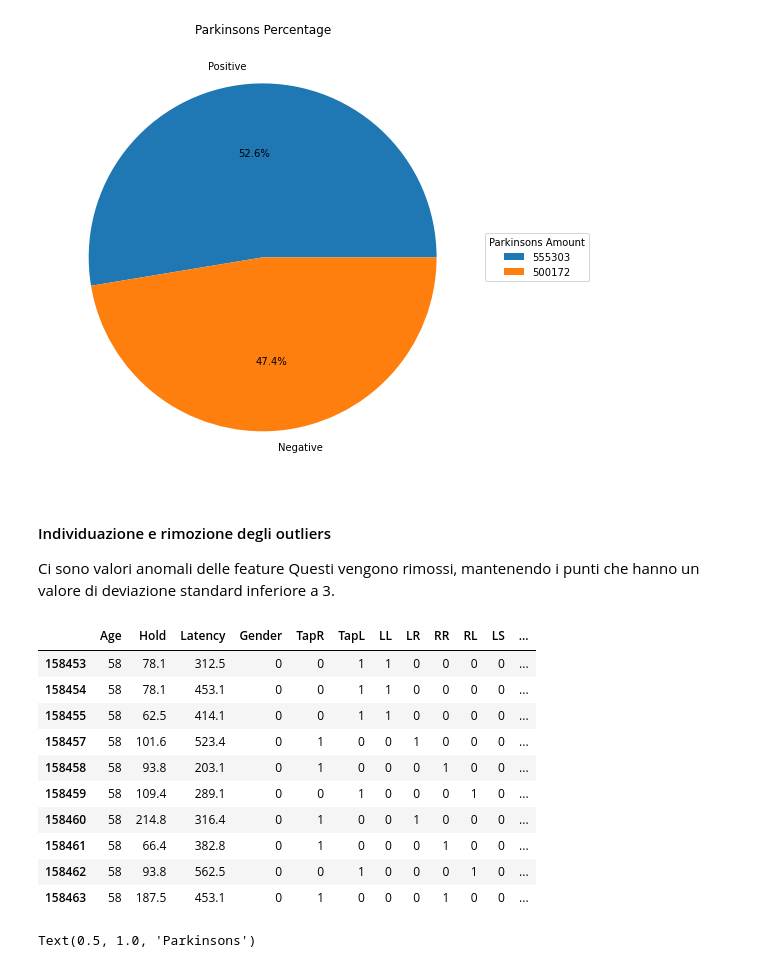
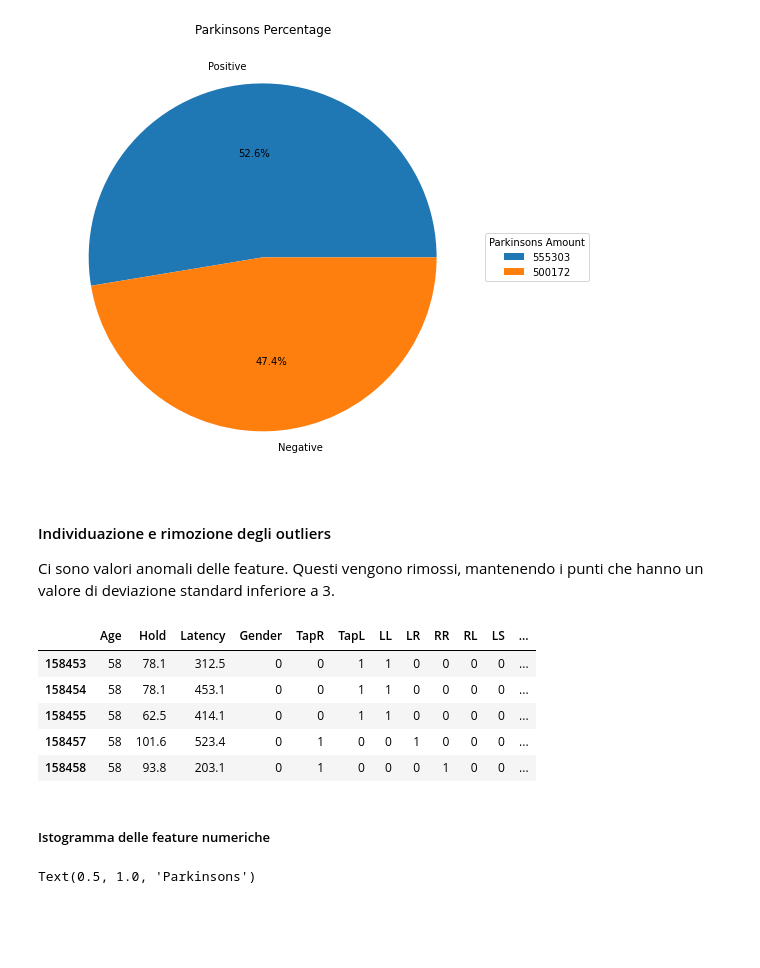
Before and after one commit to simonesinceri/ML-Project, a Jupyter notebook: parkinson_v1.ipynb, the cells around one changed output. Saved outputs shown, nothing was run; the diff lists cells and outputs as text; code cells hidden in the pictures; blank space fills up the shorter version.

```diff
--- a/parkinson_v1.ipynb
+++ b/parkinson_v1.ipynb
@@ -314,28 +321,25 @@ plt.show()
 [figure]
 # %% [markdown]
 #### Individuazione e rimozione degli outliers
-Ci sono valori anomali delle feature Questi vengono rimossi, mantenendo i punti che hanno un valore di deviazione standard inferiore a 3.
+Ci sono valori anomali delle feature. Questi vengono rimossi, mantenendo i punti che hanno un valore di deviazione standard inferiore a 3.
 # %%
 z_scores = stats.zscore(all_userdata_df)
 abs_z_scores = np.abs(z_scores)
 
 filtered_entries = (abs_z_scores < 3).all(axis=1)
 
 all_userdata_df = all_userdata_df[filtered_entries]
 
-all_userdata_df.head(10)
+all_userdata_df.head()
 # %% [output]
 |  | Age | Hold | Latency | Gender | TapR | TapL | LL | LR | RR | RL | LS | ... |
 | 158453 | 58 | 78.1 | 312.5 | 0 | 0 | 1 | 1 | 0 | 0 | 0 | 0 | ... |
 | 158454 | 58 | 78.1 | 453.1 | 0 | 0 | 1 | 1 | 0 | 0 | 0 | 0 | ... |
 | 158455 | 58 | 62.5 | 414.1 | 0 | 0 | 1 | 1 | 0 | 0 | 0 | 0 | ... |
 | 158457 | 58 | 101.6 | 523.4 | 0 | 1 | 0 | 0 | 1 | 0 | 0 | 0 | ... |
 | 158458 | 58 | 93.8 | 203.1 | 0 | 1 | 0 | 0 | 0 | 1 | 0 | 0 | ... |
-| 158459 | 58 | 109.4 | 289.1 | 0 | 0 | 1 | 0 | 0 | 0 | 1 | 0 | ... |
-| 158460 | 58 | 214.8 | 316.4 | 0 | 1 | 0 | 0 | 1 | 0 | 0 | 0 | ... |
-| 158461 | 58 | 66.4 | 382.8 | 0 | 1 | 0 | 0 | 0 | 1 | 0 | 0 | ... |
-| 158462 | 58 | 93.8 | 562.5 | 0 | 0 | 1 | 0 | 0 | 0 | 1 | 0 | ... |
-| 158463 | 58 | 187.5 | 453.1 | 0 | 1 | 0 | 0 | 0 | 1 | 0 | 0 | ... |
+# %% [markdown]
+##### Istogramma delle feature numeriche
 # %%
 fig, axs = plt.subplots(1, 5, figsize = (30,5))
 
```
Also changed, not shown: parts of 38 cells of this notebook, 2 other files.
